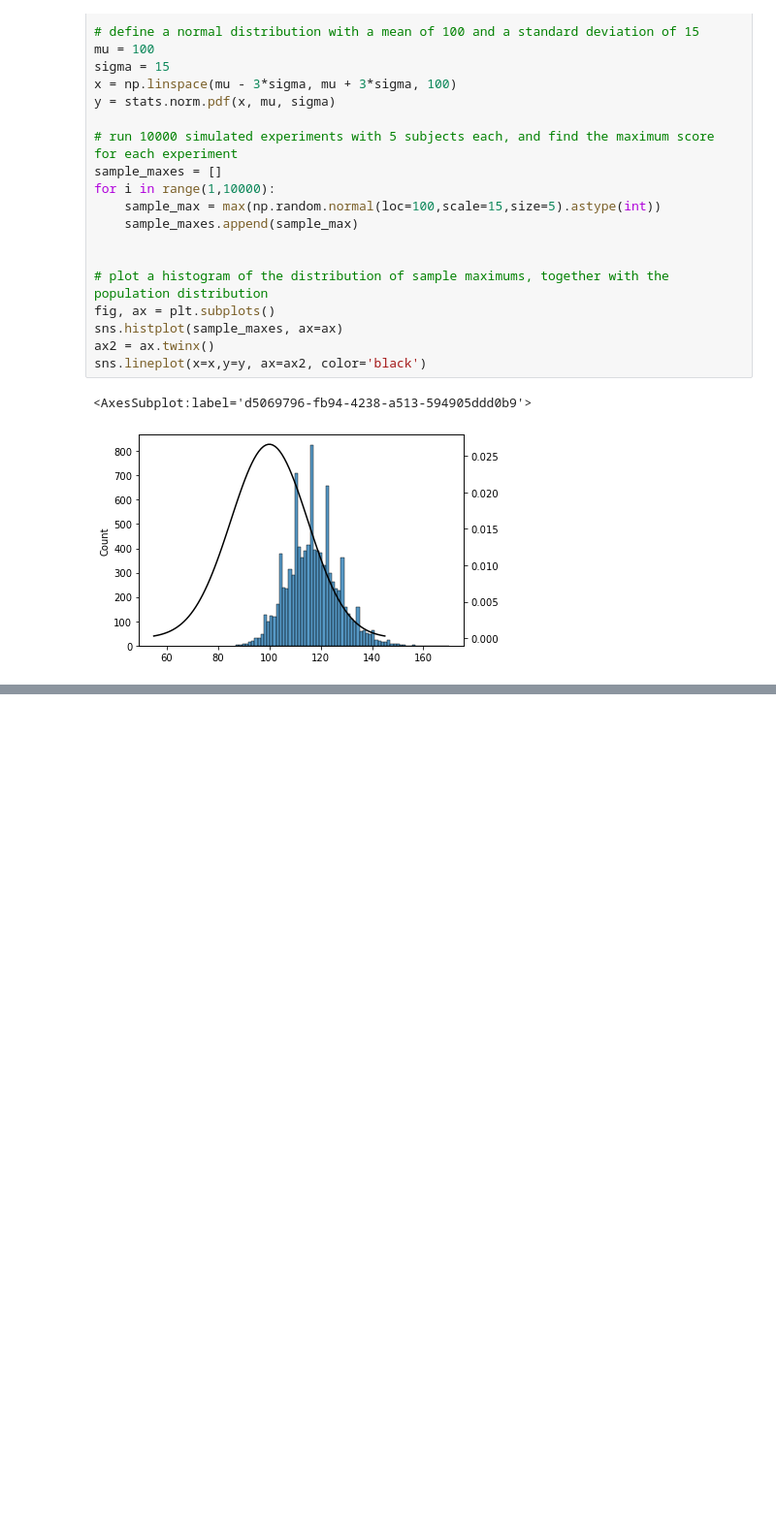
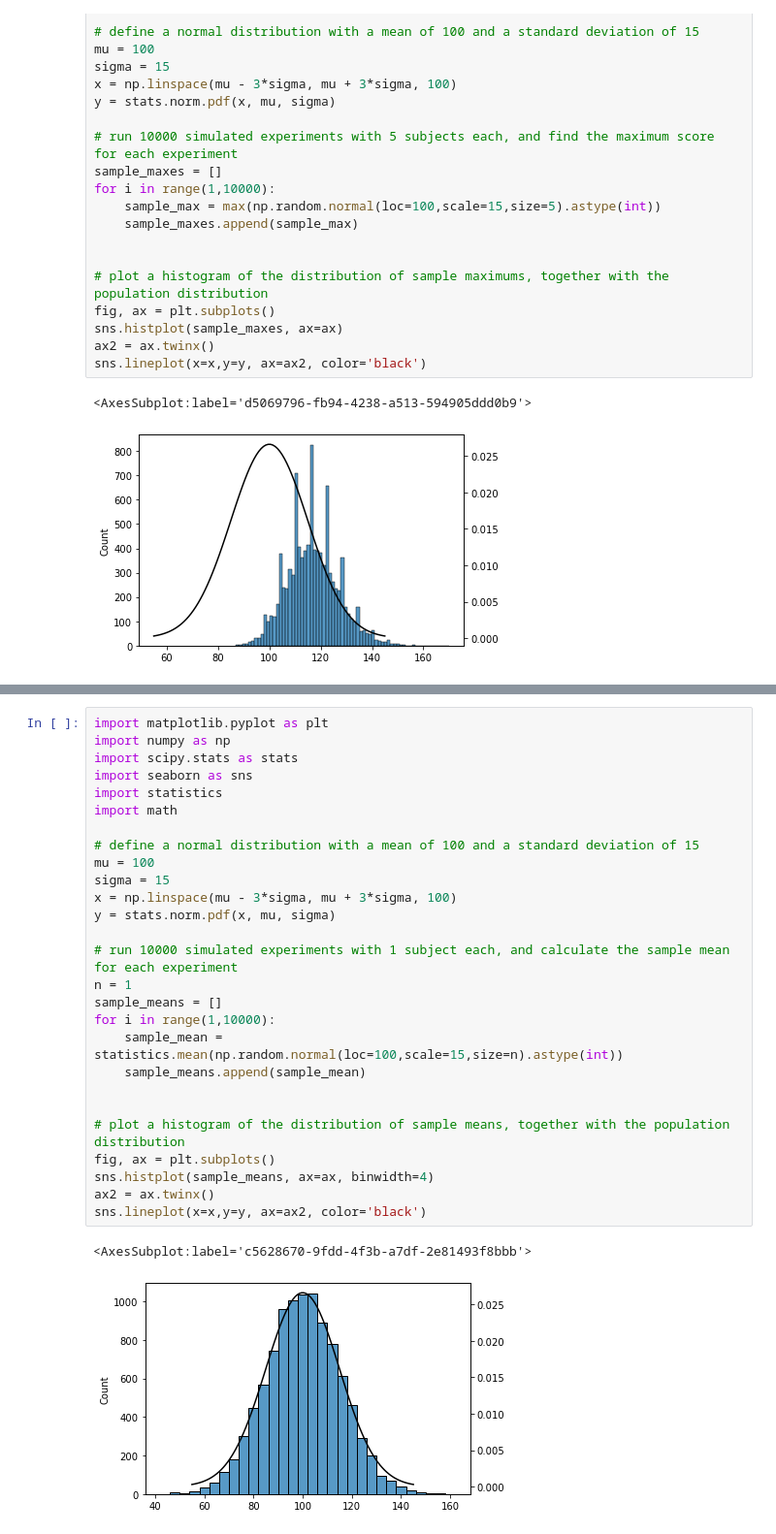
Before and after one commit to ethanweed/pythonbook, a Jupyter notebook: Book/_build/html/_sources/04.03-estimation.ipynb, the cells around one changed output, grey strips where cells are left out. Shown: that part at 97% size. Cells and saved outputs as stored; diff of their text form; blank space fills up the shorter version.

Commit message:
added plots for figures 10.7-10.9

```diff
--- a/Book/_build/html/_sources/04.03-estimation.ipynb
+++ b/Book/_build/html/_sources/04.03-estimation.ipynb
@@ -625,0 +303,30 @@ As always, there's a lot of topics related to sampling and estimation that aren'
+# %%
+import matplotlib.pyplot as plt
+import numpy as np
+import scipy.stats as stats
+import seaborn as sns
+import statistics
+import math
+
+# define a normal distribution with a mean of 100 and a standard deviation of 15
+mu = 100
+sigma = 15
+x = np.linspace(mu - 3*sigma, mu + 3*sigma, 100)
+y = stats.norm.pdf(x, mu, sigma)
+
+# run 10000 simulated experiments with 1 subject each, and calculate the sample mean for each experiment
+n = 1
+sample_means = []
+for i in range(1,10000):
+    sample_mean = statistics.mean(np.random.normal(loc=100,scale=15,size=n).astype(int))
+    sample_means.append(sample_mean)
+
+
+# plot a histogram of the distribution of sample means, together with the population distribution
+fig, ax = plt.subplots()
+sns.histplot(sample_means, ax=ax, binwidth=4)
+ax2 = ax.twinx()
+sns.lineplot(x=x,y=y, ax=ax2, color='black')
+# %% [output]
+<AxesSubplot:label='c5628670-9fdd-4f3b-a7df-2e81493f8bbb'>
+[figure, added]
```
Also changed, not shown: parts of 7 cells of this notebook, 57 other files.
